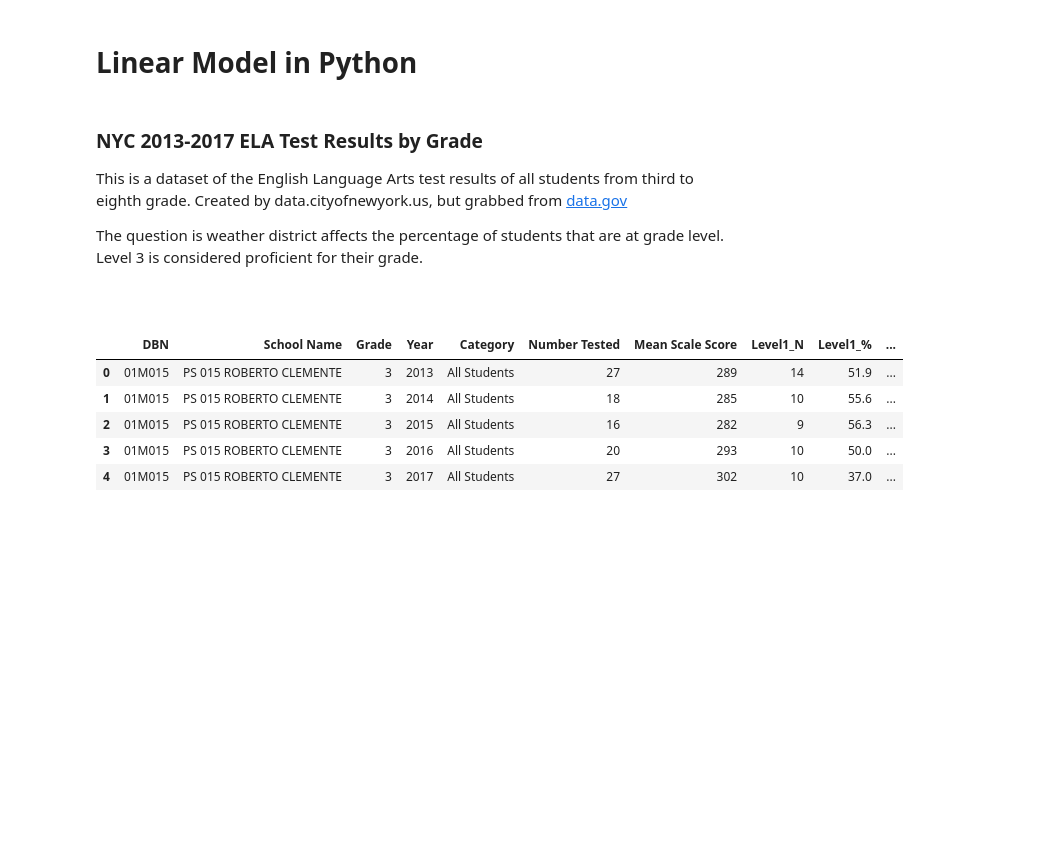
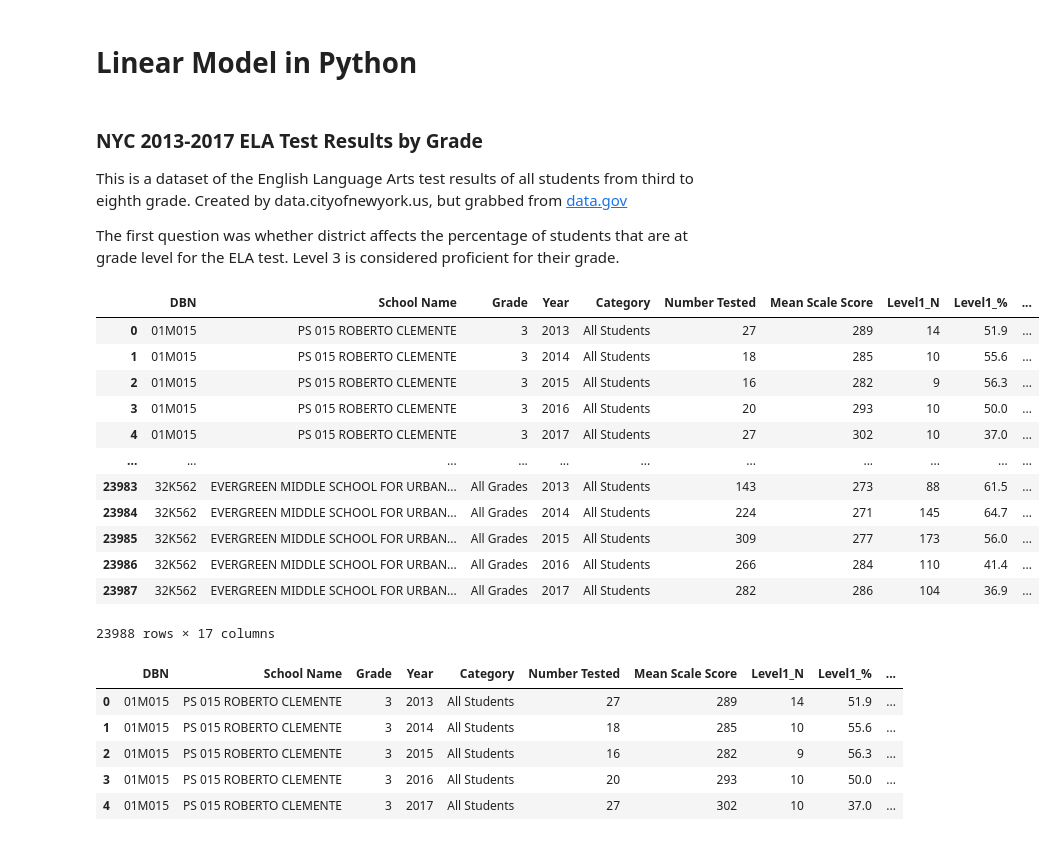
Before and after one commit to mbransons/DataFundamentalsCourse, a Jupyter notebook: week3/week3-activity.ipynb, the cells around one changed output. Drawn from its saved outputs; the diff is of its cells as text; code cells hidden in the pictures; blank space fills up the shorter version.

```diff
--- a/week3/week3-activity.ipynb
+++ b/week3/week3-activity.ipynb
@@ -11,18 +11,30 @@ import scipy.stats as scp
 ### NYC 2013-2017 ELA Test Results by Grade
 This is a dataset of the English Language Arts test results of all students from third to eighth grade. Created by data.cityofnewyork.us, but grabbed from [data.gov](https://catalog.data.gov/dataset/2013-2017-ela-test-results-by-grade-school-all)
 
-The question is weather district affects the percentage of students that are at grade level. Level 3 is considered proficient for their grade.
+The first question was whether district affects the percentage of students that are at grade level for the ELA test. Level 3 is considered proficient for their grade.
 # %%
 ELA_test_results = pd.read_csv('data/2013-2017_ELA_Test_Results_by_Grade_-_School_-_All.csv')
 ELA_test_results['Level3+4_%'] = pd.to_numeric(ELA_test_results['Level3+4_%'], errors = 'coerce')
 ELA_test_results['Level1_%'] = pd.to_numeric(ELA_test_results['Level1_%'], errors = 'coerce')
 ELA_test_results['Level2_%'] = pd.to_numeric(ELA_test_results['Level2_%'], errors = 'coerce')
 ELA_test_results['Level3_%'] = pd.to_numeric(ELA_test_results['Level3_%'], errors = 'coerce')
 ELA_test_results['Level4_%'] = pd.to_numeric(ELA_test_results['Level4_%'], errors = 'coerce')
 
-# ELA_test_results.head()
+ELA_test_results
+# %% [output]
+|  | DBN | School Name | Grade | Year | Category | Number Tested | Mean Scale Score | Level1_N | Level1_% | ... |
+| 0 | 01M015 | PS 015 ROBERTO CLEMENTE | 3 | 2013 | All Students | 27 | 289 | 14 | 51.9 | ... |
+| 1 | 01M015 | PS 015 ROBERTO CLEMENTE | 3 | 2014 | All Students | 18 | 285 | 10 | 55.6 | ... |
+| 2 | 01M015 | PS 015 ROBERTO CLEMENTE | 3 | 2015 | All Students | 16 | 282 | 9 | 56.3 | ... |
+| 3 | 01M015 | PS 015 ROBERTO CLEMENTE | 3 | 2016 | All Students | 20 | 293 | 10 | 50.0 | ... |
+| 4 | 01M015 | PS 015 ROBERTO CLEMENTE | 3 | 2017 | All Students | 27 | 302 | 10 | 37.0 | ... |
+| ... | ... | ... | ... | ... | ... | ... | ... | ... | ... | ... |
+| 23983 | 32K562 | EVERGREEN MIDDLE SCHOOL FOR URBAN... | All Grades | 2013 | All Students | 143 | 273 | 88 | 61.5 | ... |
+| 23984 | 32K562 | EVERGREEN MIDDLE SCHOOL FOR URBAN... | All Grades | 2014 | All Students | 224 | 271 | 145 | 64.7 | ... |
+| 23985 | 32K562 | EVERGREEN MIDDLE SCHOOL FOR URBAN... | All Grades | 2015 | All Students | 309 | 277 | 173 | 56.0 | ... |
+| 23986 | 32K562 | EVERGREEN MIDDLE SCHOOL FOR URBAN... | All Grades | 2016 | All Students | 266 | 284 | 110 | 41.4 | ... |
+| 23987 | 32K562 | EVERGREEN MIDDLE SCHOOL FOR URBAN... | All Grades | 2017 | All Students | 282 | 286 | 104 | 36.9 | ... |
+23988 rows × 17 columns
-# %% [markdown]
-###
 # %%
 ELA_test_results['District'] = ELA_test_results['DBN'].str[:2]
 ELA_test_results['Borough'] = ELA_test_results['DBN'].str[2:3]
```
Also changed, not shown: parts of 16 cells of this notebook, 2 other files.
